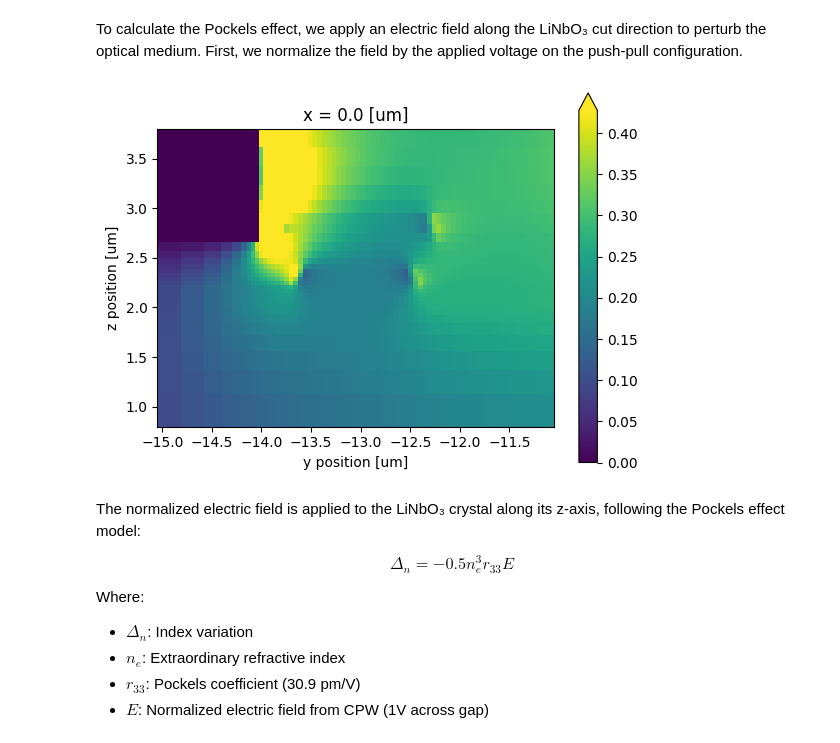
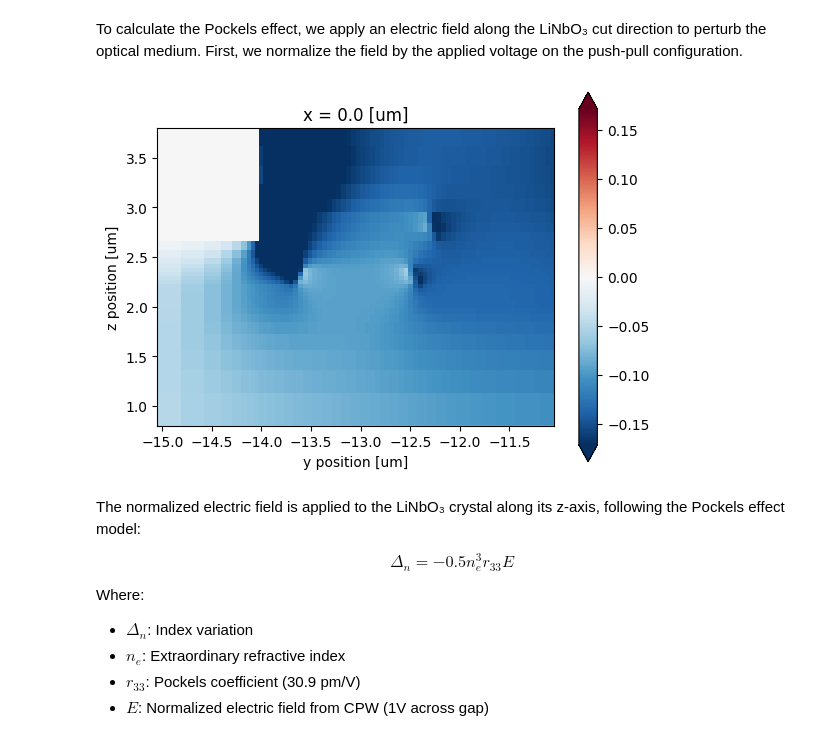
Before and after one commit to flexcompute/tidy3d-notebooks, a Jupyter notebook: TFLNTidy3d.ipynb, the cells around one changed output. Drawn from its saved outputs; the diff is of its cells as text; code cells hidden in the pictures.

```diff
--- a/TFLNTidy3d.ipynb
+++ b/TFLNTidy3d.ipynb
@@ -638,18 +638,18 @@ To calculate the Pockels effect, we apply an electric field along the LiNbO₃ c
 # %%
 # Compute voltage across the gap and normalize electric field
 v0 = V_int_final.compute_voltage(mzm_solver_final_data.modes)
-ey_norm = (mzm_solver_final_data.modes.Ey / (0.5 * v0.real)).isel(f=0, mode_index=0, drop=True).abs
+ey_norm = (mzm_solver_final_data.modes.Ey / v0.real).isel(f=0, mode_index=0, drop=True).real
 
 
 waveguide_center = sim_final.structures[8].geometry.bounding_box.center
 
 ax = ey_norm.isel(x=0).transpose("z", "y").plot(robust=True).axes
 ax.set_xlim(waveguide_center[1] - 2, waveguide_center[1] + 2)
 ax.set_ylim(waveguide_center[2] - 1.5, waveguide_center[2] + 1.5)
 ax.set_aspect("equal")
 plt.show()
 # %% [output]
-[figure, old version]
+[figure, new version]
 # %% [markdown]
 The normalized electric field is applied to the LiNbO₃ crystal along its z-axis, following the Pockels effect model:
 
```
Also changed, not shown: parts of 9 cells of this notebook.
